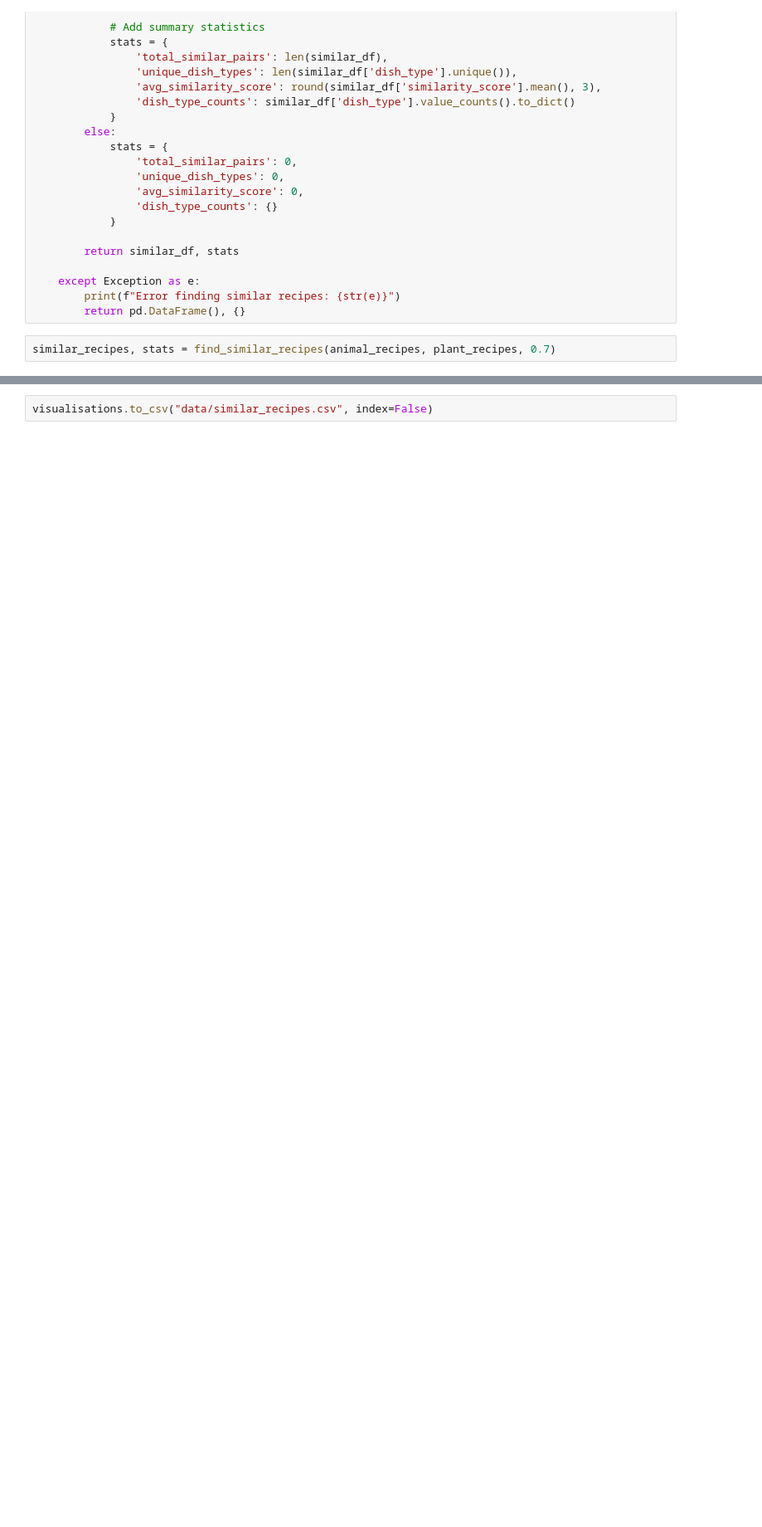
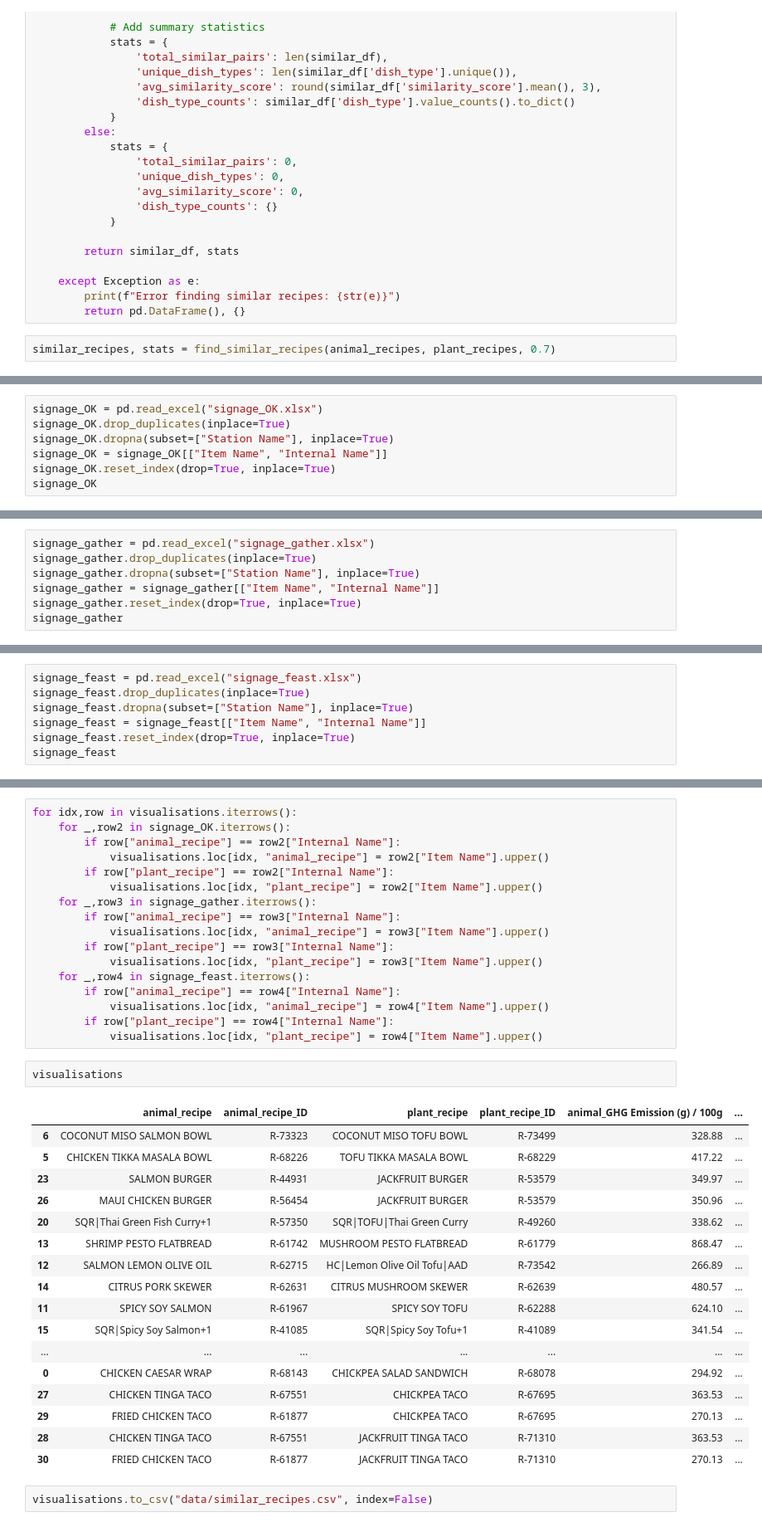
Before and after one commit to VivaanWadhwa/environmental-dashboard, a Jupyter notebook: public/visualisations.ipynb, the cells around one changed output, grey strips where cells are left out. Shown: that part at 83% size. Drawn from its saved outputs; the diff is of its cells as text; blank space fills up the shorter version.

```diff
--- a/public/visualisations.ipynb
+++ b/public/visualisations.ipynb
@@ -373,3 +366,10 @@ visualisations
 | 29 | BNO|Taco|Fried Chicken|2 PC | R-61877 | BNO|Taco|Chickpea|2 pc | R-67695 | 270.13 | ... |
 | 28 | BNO|Taco|Chicken Tinga|2PC | R-67551 | BNO|Taco|Jackfruit Tinga|2 PC | R-71310 | 363.53 | ... |
 | 30 | BNO|Taco|Fried Chicken|2 PC | R-61877 | BNO|Taco|Jackfruit Tinga|2 PC | R-71310 | 270.13 | ... |
+# %%
+signage_OK = pd.read_excel("signage_OK.xlsx")
+signage_OK.drop_duplicates(inplace=True)
+signage_OK.dropna(subset=["Station Name"], inplace=True)
+signage_OK = signage_OK[["Item Name", "Internal Name"]]
+signage_OK.reset_index(drop=True, inplace=True)
+signage_OK
@@ -375,0 +390,7 @@ visualisations
+# %%
+signage_gather = pd.read_excel("signage_gather.xlsx")
+signage_gather.drop_duplicates(inplace=True)
+signage_gather.dropna(subset=["Station Name"], inplace=True)
+signage_gather = signage_gather[["Item Name", "Internal Name"]]
+signage_gather.reset_index(drop=True, inplace=True)
+signage_gather
@@ -375,0 +411,7 @@ visualisations
+# %%
+signage_feast = pd.read_excel("signage_feast.xlsx")
+signage_feast.drop_duplicates(inplace=True)
+signage_feast.dropna(subset=["Station Name"], inplace=True)
+signage_feast = signage_feast[["Item Name", "Internal Name"]]
+signage_feast.reset_index(drop=True, inplace=True)
+signage_feast
@@ -376,3 +432,40 @@ visualisations
+# %%
+for idx,row in visualisations.iterrows():
+    for _,row2 in signage_OK.iterrows():
+        if row["animal_recipe"] == row2["Internal Name"]:
+            visualisations.loc[idx, "animal_recipe"] = row2["Item Name"].upper()
+        if row["plant_recipe"] == row2["Internal Name"]:
+            visualisations.loc[idx, "plant_recipe"] = row2["Item Name"].upper()
+    for _,row3 in signage_gather.iterrows():
+        if row["animal_recipe"] == row3["Internal Name"]:
+            visualisations.loc[idx, "animal_recipe"] = row3["Item Name"].upper()
+        if row["plant_recipe"] == row3["Internal Name"]:
+            visualisations.loc[idx, "plant_recipe"] = row3["Item Name"].upper()
+    for _,row4 in signage_feast.iterrows():
+        if row["animal_recipe"] == row4["Internal Name"]:
+            visualisations.loc[idx, "animal_recipe"] = row4["Item Name"].upper()
+        if row["plant_recipe"] == row4["Internal Name"]:
+            visualisations.loc[idx, "plant_recipe"] = row4["Item Name"].upper()
+# %%
+visualisations
+# %% [output]
+|  | animal_recipe | animal_recipe_ID | plant_recipe | plant_recipe_ID | animal_GHG Emission (g) / 100g | ... |
+| 6 | COCONUT MISO SALMON BOWL | R-73323 | COCONUT MISO TOFU BOWL | R-73499 | 328.88 | ... |
+| 5 | CHICKEN TIKKA MASALA BOWL | R-68226 | TOFU TIKKA MASALA BOWL | R-68229 | 417.22 | ... |
+| 23 | SALMON BURGER | R-44931 | JACKFRUIT BURGER | R-53579 | 349.97 | ... |
+| 26 | MAUI CHICKEN BURGER | R-56454 | JACKFRUIT BURGER | R-53579 | 350.96 | ... |
+| 20 | SQR|Thai Green Fish Curry+1 | R-57350 | SQR|TOFU|Thai Green Curry | R-49260 | 338.62 | ... |
+| 13 | SHRIMP PESTO FLATBREAD | R-61742 | MUSHROOM PESTO FLATBREAD | R-61779 | 868.47 | ... |
+| 12 | SALMON LEMON OLIVE OIL | R-62715 | HC|Lemon Olive Oil Tofu|AAD | R-73542 | 266.89 | ... |
+| 14 | CITRUS PORK SKEWER | R-62631 | CITRUS MUSHROOM SKEWER | R-62639 | 480.57 | ... |
+| 11 | SPICY SOY SALMON | R-61967 | SPICY SOY TOFU | R-62288 | 624.10 | ... |
+| 15 | SQR|Spicy Soy Salmon+1 | R-41085 | SQR|Spicy Soy Tofu+1 | R-41089 | 341.54 | ... |
+| ... | ... | ... | ... | ... | ... | ... |
+| 0 | CHICKEN CAESAR WRAP | R-68143 | CHICKPEA SALAD SANDWICH | R-68078 | 294.92 | ... |
+| 27 | CHICKEN TINGA TACO | R-67551 | CHICKPEA TACO | R-67695 | 363.53 | ... |
+| 29 | FRIED CHICKEN TACO | R-61877 | CHICKPEA TACO | R-67695 | 270.13 | ... |
+| 28 | CHICKEN TINGA TACO | R-67551 | JACKFRUIT TINGA TACO | R-71310 | 363.53 | ... |
+| 30 | FRIED CHICKEN TACO | R-61877 | JACKFRUIT TINGA TACO | R-71310 | 270.13 | ... |
 # %%
 visualisations.to_csv("data/similar_recipes.csv", index=False)
 # %%
```
Also changed, not shown: parts of 8 cells of this notebook, 5 other files.
